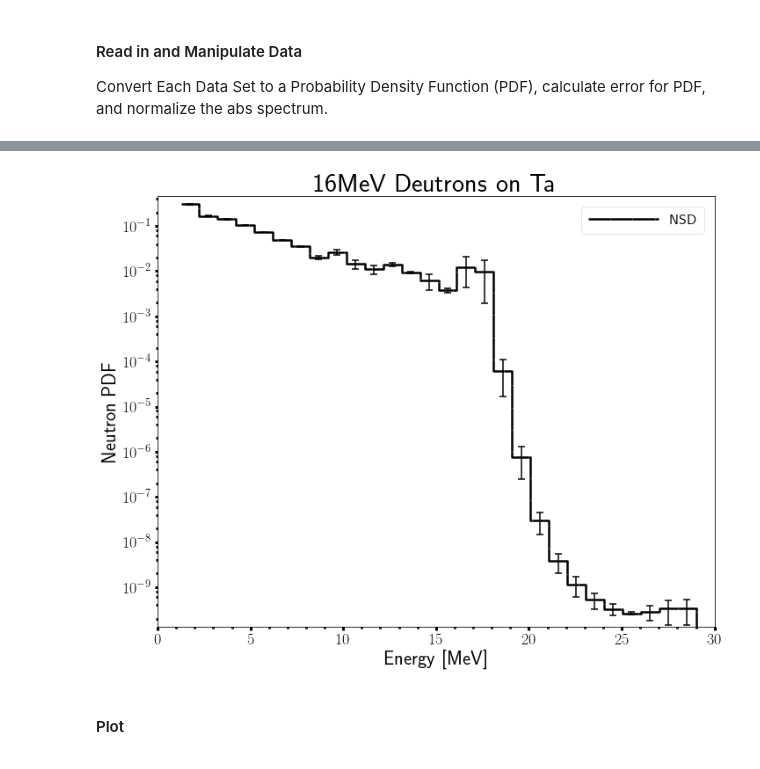
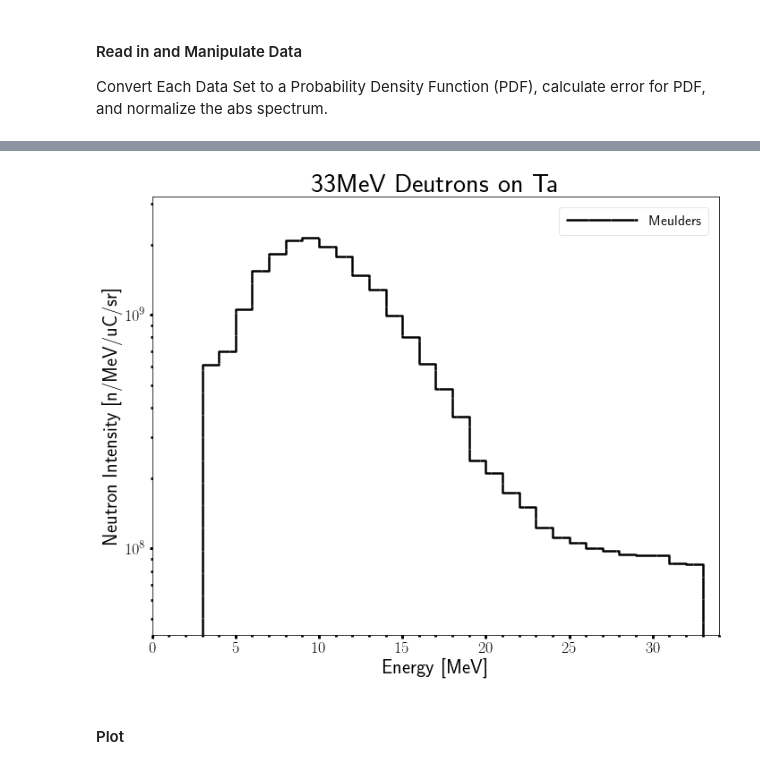
Before and after one commit to 2lambda123/88_Data, a Jupyter notebook: Experiments/PHS/33MeVTa_29-31Mar17/33MeVTa_BeamOnly.ipynb, the cells around one changed output, grey strips where cells are left out. Saved outputs shown, nothing was run; the diff lists cells and outputs as text; code cells hidden in the pictures.

```diff
--- a/Experiments/PHS/33MeVTa_29-31Mar17/33MeVTa_BeamOnly.ipynb
+++ b/Experiments/PHS/33MeVTa_29-31Mar17/33MeVTa_BeamOnly.ipynb
@@ -1567,53 +1592,24 @@ faltwPHSHisto.plot(measPHSHisto, logY=True, title='16MeV Deutrons on Ta', xLabel
 # %%
 # Read in Meulders data and normalize
 meuldersData = pd.read_table(meuldersPath+meuldersName, delim_whitespace=True,
                              names=['midE', 'absFlux'])
+meuldersData['absFlux'] = bin_differentiation(meuldersData['midE'],meuldersData['absFlux'],
+                                             edgeLoc="mid")
 meuldersData['pdfFlux'] = normAUBC(meuldersData['absFlux'])
 
 # Build pdf histogram object
 meuldersHisto=Histogram()
 meuldersHisto.build_histo(meuldersData['midE'].tolist(), meuldersData['pdfFlux'].tolist(),
                          edgeLoc=meuldersBinBounds, name='Meulders')
 
 # Build norm histogram object
 meuldersNormHisto=Histogram()
 meuldersNormHisto.build_histo(meuldersData['midE'].tolist(), meuldersData['absFlux'].tolist(),
                          edgeLoc=meuldersBinBounds, name='Meulders')
+meuldersNormHisto.plot(logY=True, title='33MeV Deutrons on Ta', xLabel='Energy [MeV]',
+                 yLabel='Neutron Intensity [n/MeV/uC/sr]')
+# %% [output]
+[figure, added]
-# %%
-# Read in NSD Unfolding Algorithm,  calculate pdf and uncertainty, and normalize
-nsdData = pd.read_table(nsdPath+nsdName, delim_whitespace=True,
-                             names=['midE', 'absFlux','absSigma'])
-nsdData['pdfFlux']=normAUBC(nsdData['absFlux'])
-nsdData['pdfSigma'] = nsdData['absSigma']/nsdData['absFlux']*nsdData['pdfFlux']
-nsdData['normFlux'] = np.asarray(bin_differentiation(nsdData['midE'].tolist(),
-                                            nsdData['absFlux'].tolist(), nsdBinBounds)) \
-                                            / norm.currentIntegrator / norm.solidAngle \
-                                            / (1-norm.deadTime)
-nsdData['normSigma'] = np.asarray(bin_differentiation(nsdData['midE'].tolist(),
-                                            nsdData['absSigma'].tolist(), nsdBinBounds)) \
-                                            / norm.currentIntegrator / norm.solidAngle \
-                                            / (1-norm.deadTime)
-
-# Build pdf histogram object
-nsdHisto=Histogram()
-nsdHisto.build_histo(nsdData['midE'].tolist(),nsdData['pdfFlux'].tolist(),
-                    uncert=nsdData['pdfSigma'].tolist(), edgeLoc=nsdBinBounds, name='NSD')
-nsdHisto.plot(logY=True, title='16MeV Deutrons on Ta', xLabel='Energy [MeV]',
-                 yLabel='Neutron PDF')
-
-# Build norm histogram object
-nsdNormHisto = Histogram()
-nsdNormHisto.build_histo(nsdData['midE'].tolist(), nsdData['normFlux'].tolist(),
-                       uncert=nsdData['normSigma'].tolist(), edgeLoc=nsdBinBounds,
-                       name='NSD')
-
-# Build error histogram object
-nsdErrorHisto = Histogram()
-nsdErrorHisto.build_histo(nsdData['midE'].tolist(),
-                         nsdData['pdfSigma']/nsdData['pdfFlux'].tolist(),
-                         edgeLoc=heprowBinBounds, name='NSD Errors')
-# %% [output]
-[figure, removed]
 # %% [markdown]
 #### Plot
 # %%
```
Also changed, not shown: parts of 7 cells of this notebook, 8 other files.
